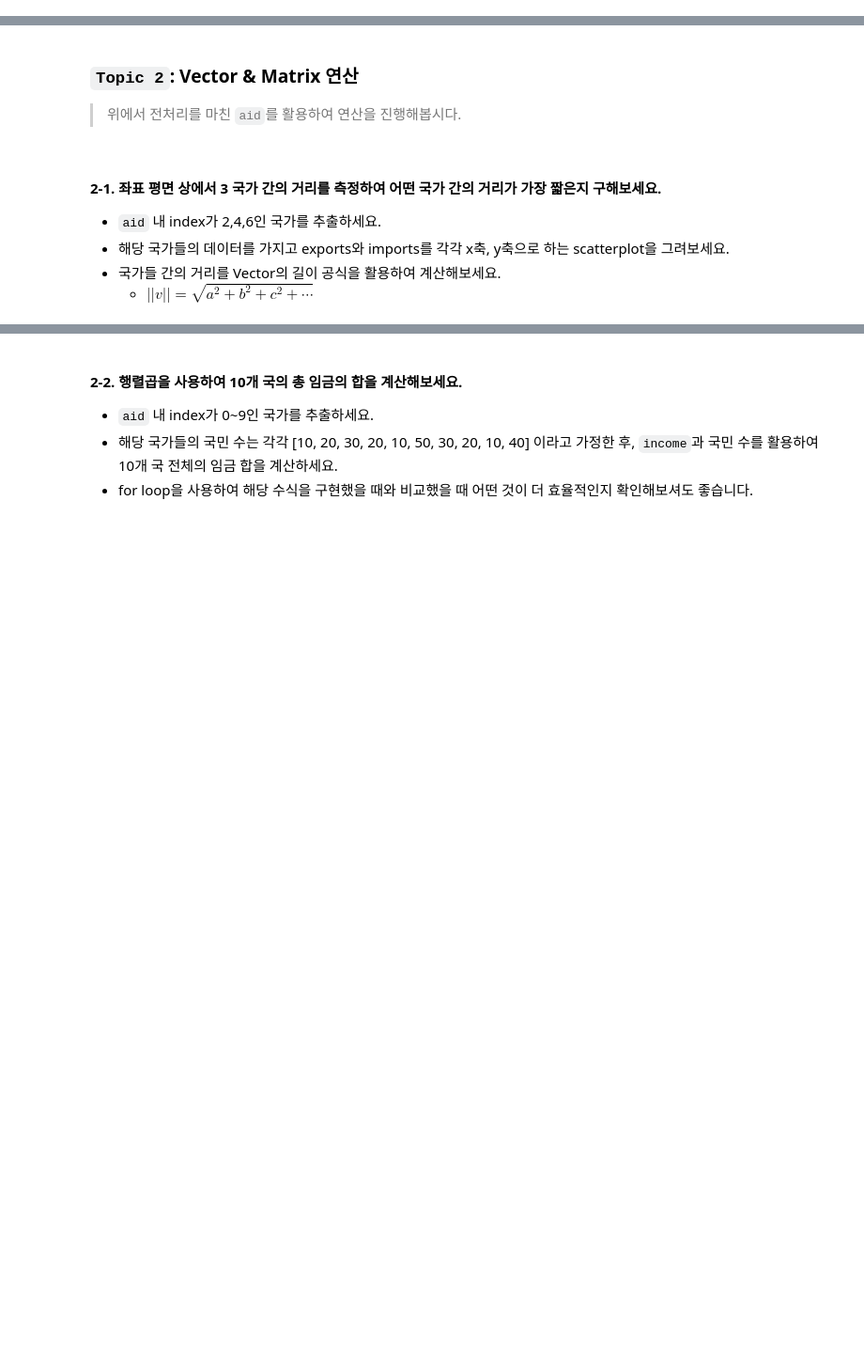
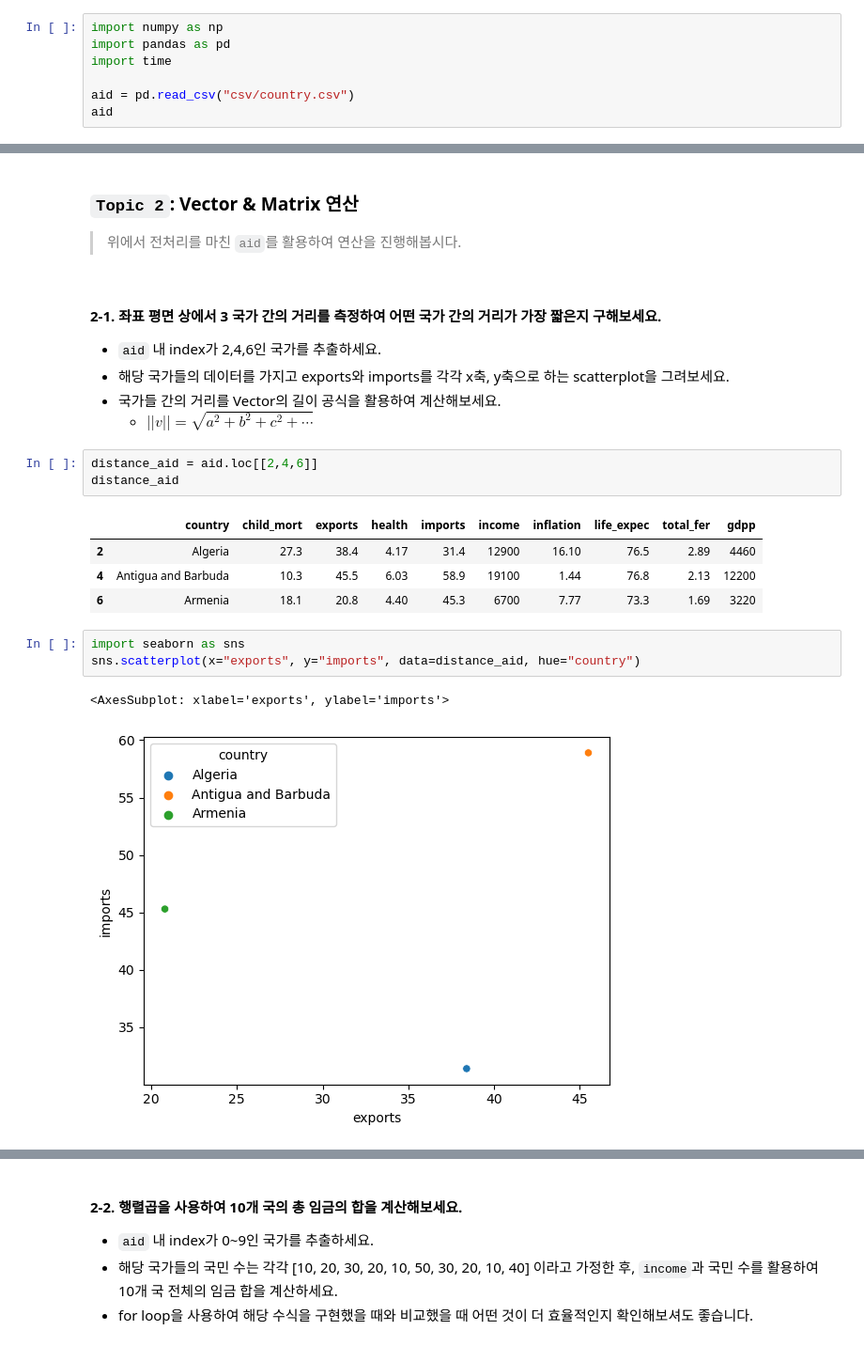
Before and after one commit to pauljo13/Bootcamp_Review, a Jupyter notebook: Section1/Mini_project/Sprint3_Mini_Project.ipynb, the cells around one changed output, grey strips where cells are left out. Shown at 94% size. Saved outputs shown, nothing was run; the diff lists cells and outputs as text; blank space fills up the shorter version.

```diff
--- a/Section1/Mini_project/Sprint3_Mini_Project.ipynb
+++ b/Section1/Mini_project/Sprint3_Mini_Project.ipynb
@@ -53,3 +53,10 @@
 # %% [markdown]
 
 #### **1-1. pandas의 `read_csv` 함수를 활용하여 주어진 csv 파일을 `aid`라는 이름으로 불러오세요.**
+# %%
+import numpy as np
+import pandas as pd
+import time
+
+aid = pd.read_csv("csv/country.csv")
+aid
@@ -64,3 +139,17 @@
 - 해당 국가들의 데이터를 가지고 exports와 imports를 각각 x축, y축으로 하는 scatterplot을 그려보세요.
 - 국가들 간의 거리를 Vector의 길이 공식을 활용하여 계산해보세요.
   - $||v|| = \sqrt{a^2 + b^2 + c^2 + \cdots}$
+# %%
+distance_aid = aid.loc[[2,4,6]]
+distance_aid
+# %% [output]
+|  | country | child_mort | exports | health | imports | income | inflation | life_expec | total_fer | gdpp |
+| 2 | Algeria | 27.3 | 38.4 | 4.17 | 31.4 | 12900 | 16.10 | 76.5 | 2.89 | 4460 |
+| 4 | Antigua and Barbuda | 10.3 | 45.5 | 6.03 | 58.9 | 19100 | 1.44 | 76.8 | 2.13 | 12200 |
+| 6 | Armenia | 18.1 | 20.8 | 4.40 | 45.3 | 6700 | 7.77 | 73.3 | 1.69 | 3220 |
+# %%
+import seaborn as sns
+sns.scatterplot(x="exports", y="imports", data=distance_aid, hue="country")
+# %% [output]
+<AxesSubplot: xlabel='exports', ylabel='imports'>
+[figure, added]
```
Also changed, not shown: parts of 11 cells of this notebook.
